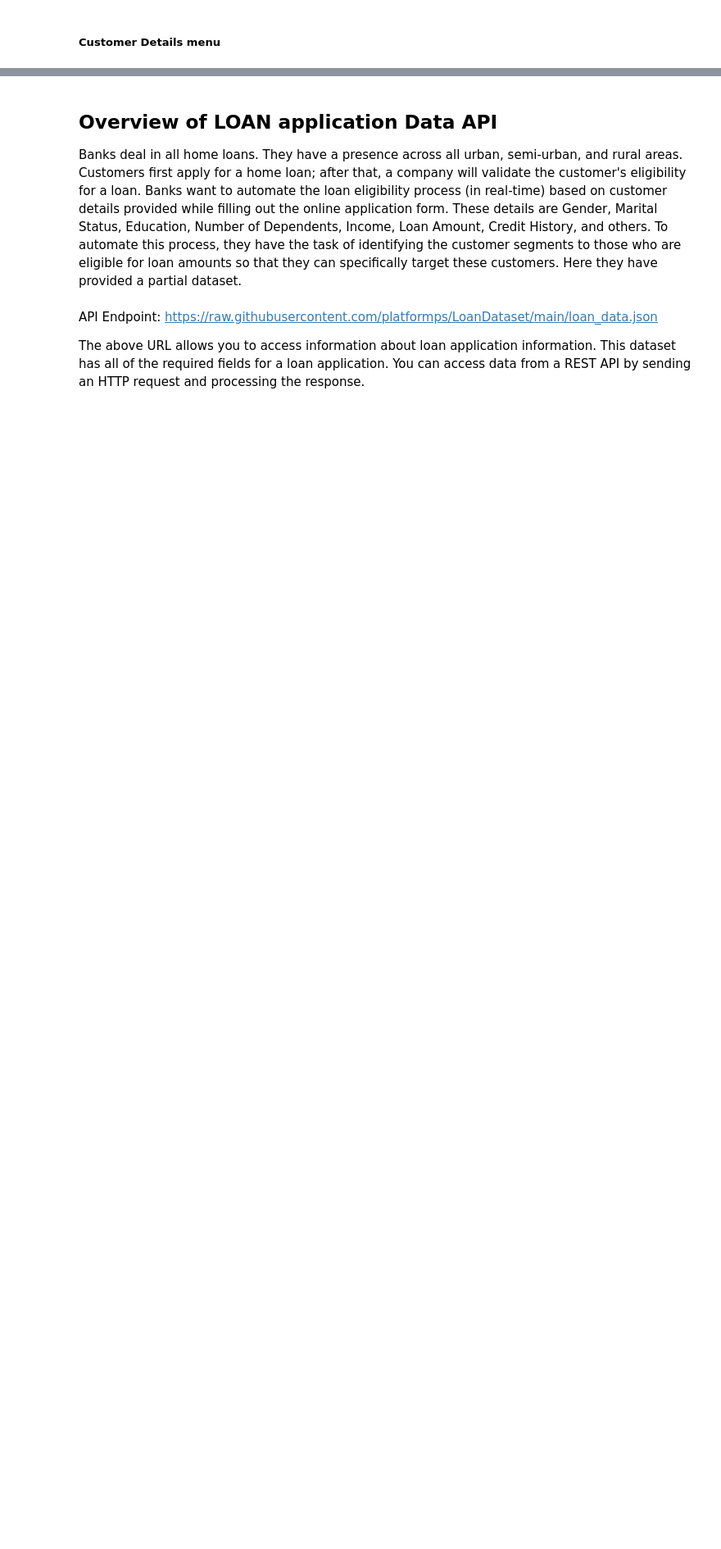
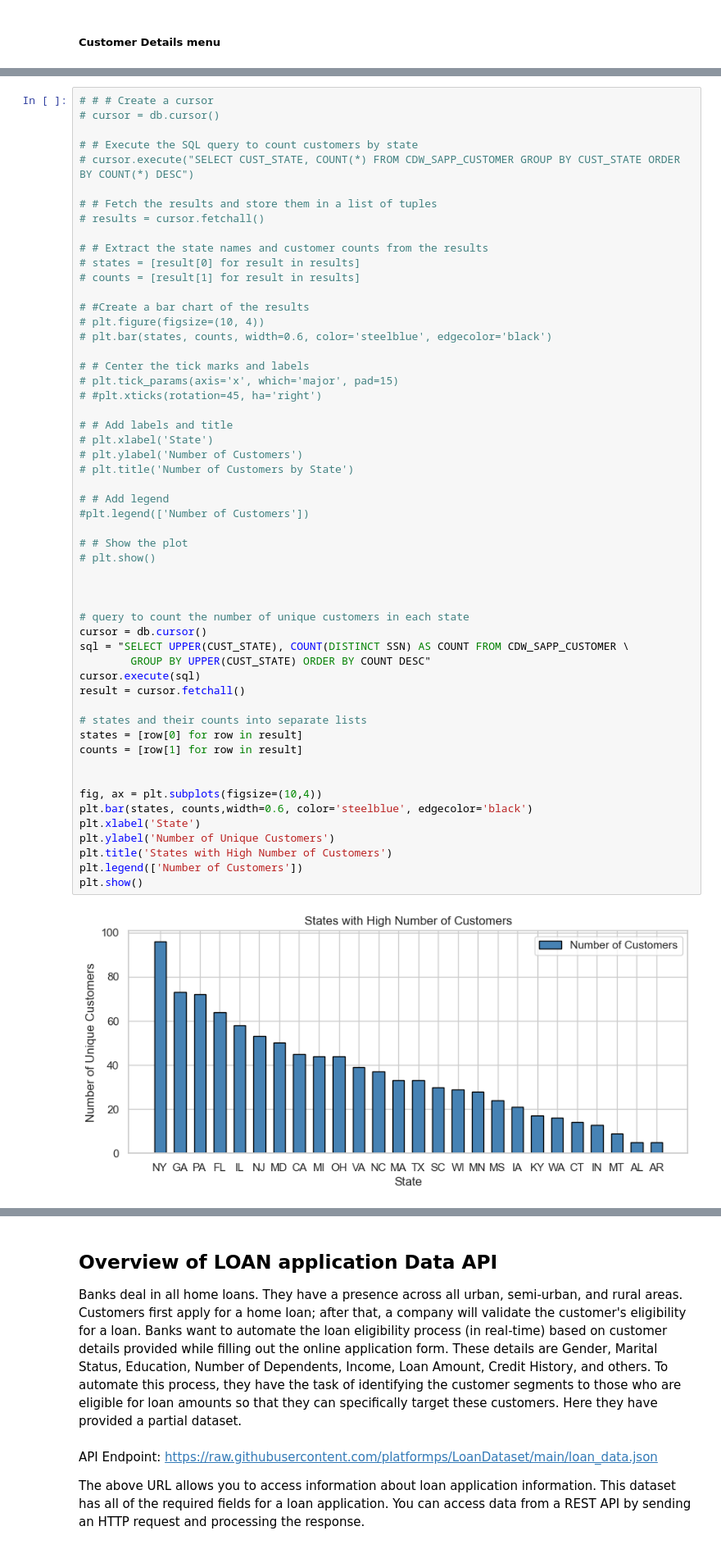
Before and after one commit to andrewrhoden/Data-Engineering---Capstone-Project, a Jupyter notebook: Capstone_Project.ipynb, the cells around one changed output, grey strips where cells are left out. Shown: that part at 82% size. Drawn from its saved outputs; the diff is of its cells as text; blank space fills up the shorter version.

```diff
--- a/Capstone_Project.ipynb
+++ b/Capstone_Project.ipynb
@@ -276,0 +694,56 @@ while True:
+# %%
+# # # Create a cursor
+# cursor = db.cursor()
+
+# # Execute the SQL query to count customers by state
+# cursor.execute("SELECT CUST_STATE, COUNT(*) FROM CDW_SAPP_CUSTOMER GROUP BY CUST_STATE ORDER BY COUNT(*) DESC")
+
+# # Fetch the results and store them in a list of tuples
+# results = cursor.fetchall()
+
+# # Extract the state names and customer counts from the results
+# states = [result[0] for result in results]
+# counts = [result[1] for result in results]
+
+# #Create a bar chart of the results
+# plt.figure(figsize=(10, 4))
+# plt.bar(states, counts, width=0.6, color='steelblue', edgecolor='black')
+
+# # Center the tick marks and labels
+# plt.tick_params(axis='x', which='major', pad=15)
+# #plt.xticks(rotation=45, ha='right')
+
+# # Add labels and title
+# plt.xlabel('State')
+# plt.ylabel('Number of Customers')
+# plt.title('Number of Customers by State')
+
+# # Add legend
+#plt.legend(['Number of Customers'])
+
+# # Show the plot
+# plt.show()
+
+
+
+# query to count the number of unique customers in each state
+cursor = db.cursor()
+sql = "SELECT UPPER(CUST_STATE), COUNT(DISTINCT SSN) AS COUNT FROM CDW_SAPP_CUSTOMER \
+        GROUP BY UPPER(CUST_STATE) ORDER BY COUNT DESC"
+cursor.execute(sql)
+result = cursor.fetchall()
+
+# states and their counts into separate lists
+states = [row[0] for row in result]
+counts = [row[1] for row in result]
+
+
+fig, ax = plt.subplots(figsize=(10,4))
+plt.bar(states, counts,width=0.6, color='steelblue', edgecolor='black')
+plt.xlabel('State')
+plt.ylabel('Number of Unique Customers')
+plt.title('States with High Number of Customers')
+plt.legend(['Number of Customers'])
+plt.show()
+# %% [output]
+[figure, added]
```
Also changed, not shown: parts of 38 cells of this notebook, 2 other files.
